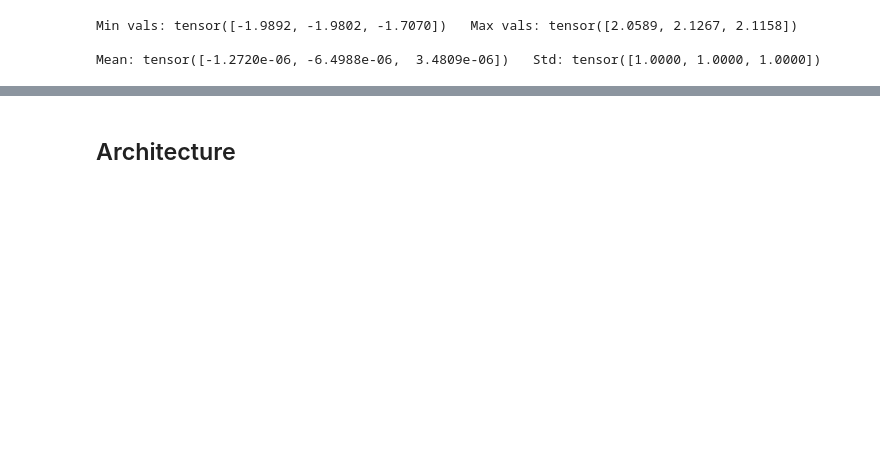
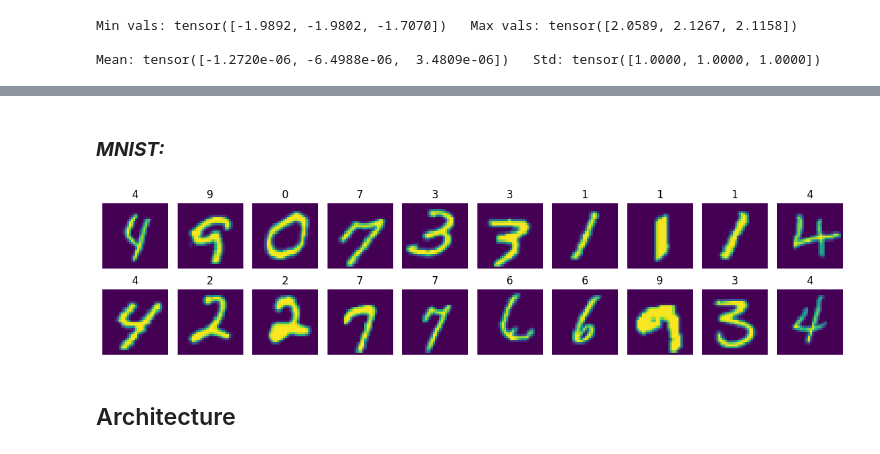
Before and after one commit to M4rselo/lenet5-from-scratch-analysis, a Jupyter notebook: cnn_scratch.ipynb, the cells around one changed output, grey strips where cells are left out. Saved outputs shown, nothing was run; the diff lists cells and outputs as text; code cells hidden in the pictures; blank space fills up the shorter version.

```diff
--- a/cnn_scratch.ipynb
+++ b/cnn_scratch.ipynb
@@ -104,3 +197,9 @@ plt.show()
+# %% [markdown]
+### ***MNIST:***
+# %%
+viz_random(train_mnist, 'mnist', mnist_mean, mnist_std)
+# %% [output]
+[figure, added]
 # %% [markdown]
 ## Architecture
 # %% [markdown]
```
Also changed, not shown: parts of 78 cells of this notebook, 4 other files.
